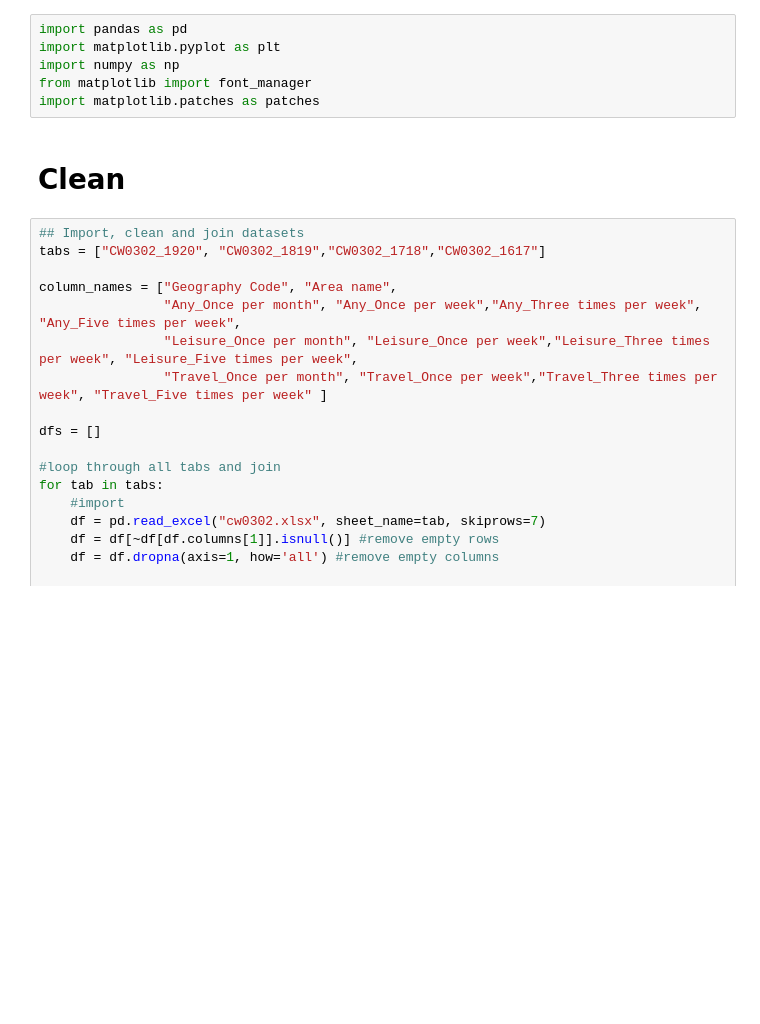
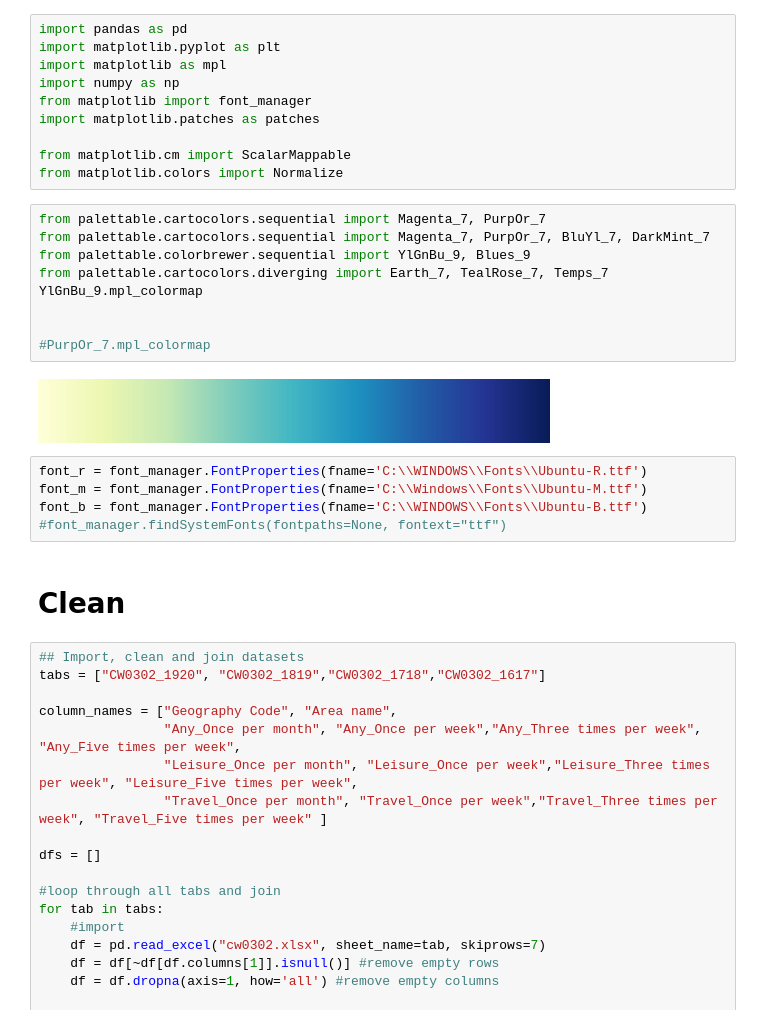
Before and after one commit to Lisa-Ho/100DaysOfDataviz, a Jupyter notebook: Day7/UK_cycling_data.ipynb, the cells around one changed output. Cells and saved outputs as stored; diff of their text form; blank space fills up the shorter version.

```diff
--- a/Day7/UK_cycling_data.ipynb
+++ b/Day7/UK_cycling_data.ipynb
@@ -1,9 +1,29 @@
 # %%
 import pandas as pd
 import matplotlib.pyplot as plt
+import matplotlib as mpl
 import numpy as np
 from matplotlib import font_manager
 import matplotlib.patches as patches
+
+from matplotlib.cm import ScalarMappable
+from matplotlib.colors import Normalize
+# %%
+from palettable.cartocolors.sequential import Magenta_7, PurpOr_7
+from palettable.cartocolors.sequential import Magenta_7, PurpOr_7, BluYl_7, DarkMint_7
+from palettable.colorbrewer.sequential import YlGnBu_9, Blues_9
+from palettable.cartocolors.diverging import Earth_7, TealRose_7, Temps_7
+YlGnBu_9.mpl_colormap
+
+
+#PurpOr_7.mpl_colormap
+# %% [output]
+[figure, added]
+# %%
+font_r = font_manager.FontProperties(fname='C:\\WINDOWS\\Fonts\\Ubuntu-R.ttf')
+font_m = font_manager.FontProperties(fname='C:\\Windows\\Fonts\\Ubuntu-M.ttf')
+font_b = font_manager.FontProperties(fname='C:\\WINDOWS\\Fonts\\Ubuntu-B.ttf')
+#font_manager.findSystemFonts(fontpaths=None, fontext="ttf")
 # %% [markdown]
 # Clean
 # %%
```
Also changed, not shown: parts of 8 cells of this notebook, 1 other file.
